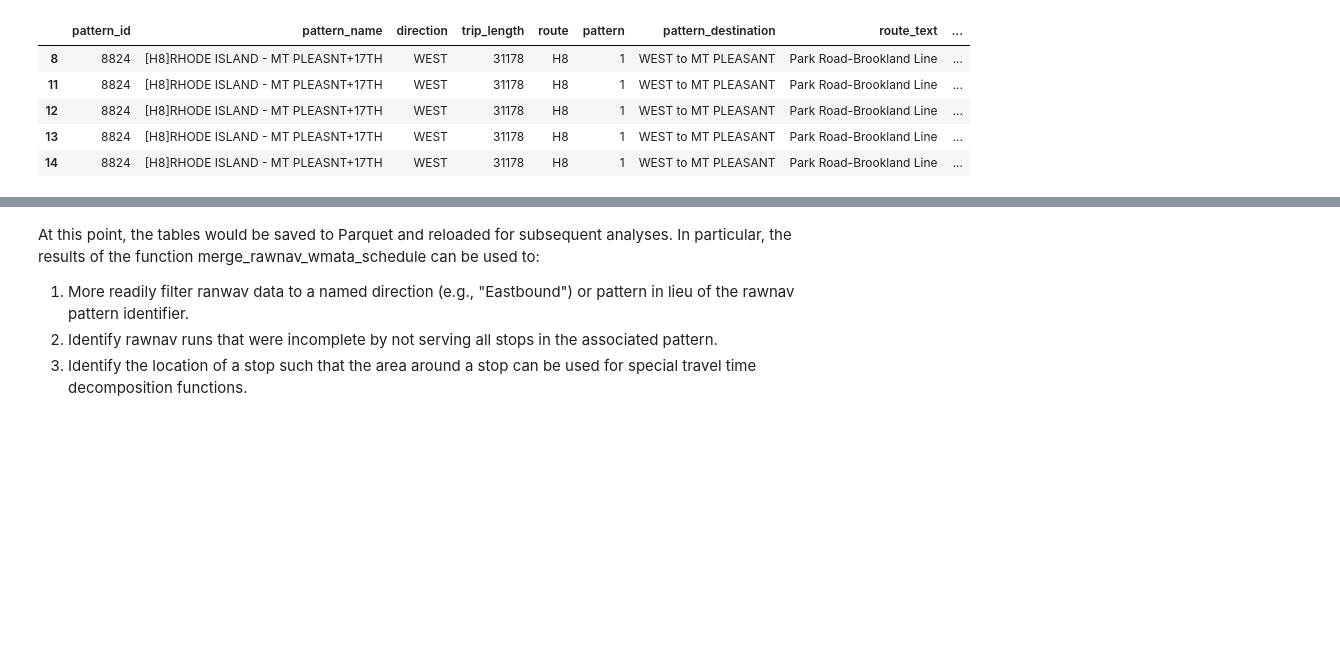
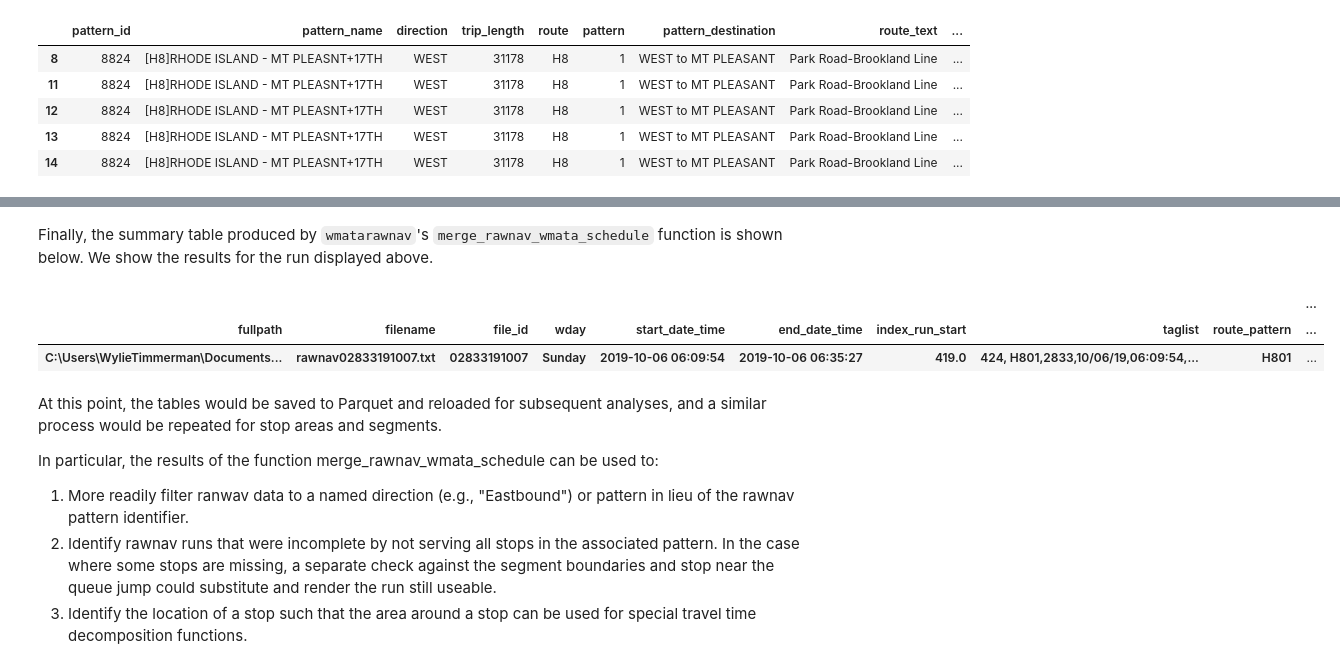
Before and after one commit to wmata-plan/WMATA_AVL, a Jupyter notebook: analysis/exploratory/02_Relate_rawnav_to_other_sources.ipynb, the cells around one changed output, grey strips where cells are left out. Drawn from its saved outputs; the diff is of its cells as text; code cells hidden in the pictures; blank space fills up the shorter version.

```diff
--- a/analysis/exploratory/02_Relate_rawnav_to_other_sources.ipynb
+++ b/analysis/exploratory/02_Relate_rawnav_to_other_sources.ipynb
@@ -239,6 +279,16 @@ stop_index.head()
+# %% [markdown]
+Finally, the summary table produced by `wmatarawnav`'s `merge_rawnav_wmata_schedule` function is shown below. We show the results for the run displayed above.
+# %%
+stop_summary.query(query_text)
+# %% [output]
+|  |  |  |  |  |  |  |  |  | ... |
+| fullpath | filename | file_id | wday | start_date_time | end_date_time | index_run_start | taglist | route_pattern | ... |
+| C:\Users\WylieTimmerman\Documents... | rawnav02833191007.txt | 02833191007 | Sunday | 2019-10-06 06:09:54 | 2019-10-06 06:35:27 | 419.0 | 424, H801,2833,10/06/19,06:09:54,... | H801 | ... |
 # %% [markdown]
-At this point, the tables would be saved to Parquet and reloaded for subsequent analyses. In particular, the results of the function merge_rawnav_wmata_schedule can be used to:
+At this point, the tables would be saved to Parquet and reloaded for subsequent analyses, and a similar process would be repeated for stop areas and segments.
+
+In particular, the results of the function merge_rawnav_wmata_schedule can be used to:
 
    1. More readily filter ranwav data to a named direction (e.g., "Eastbound") or pattern in lieu of the rawnav pattern identifier.
-   2. Identify rawnav runs that were incomplete by not serving all stops in the associated pattern.
+   2. Identify rawnav runs that were incomplete by not serving all stops in the associated pattern. In the case where some stops are missing, a separate check against the segment boundaries and stop near the queue jump could substitute and render the run still useable.
    3. Identify the location of a stop such that the area around a stop can be used for special travel time decomposition functions.
```
Also changed, not shown: parts of 20 cells of this notebook, 4 other files.
